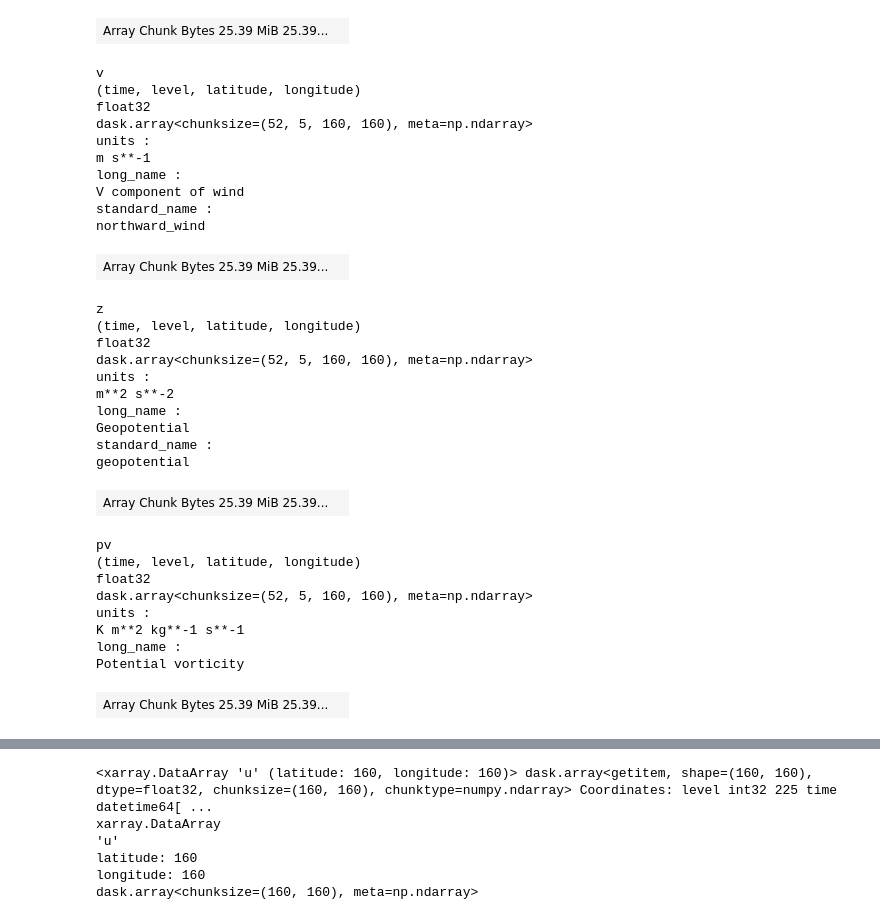
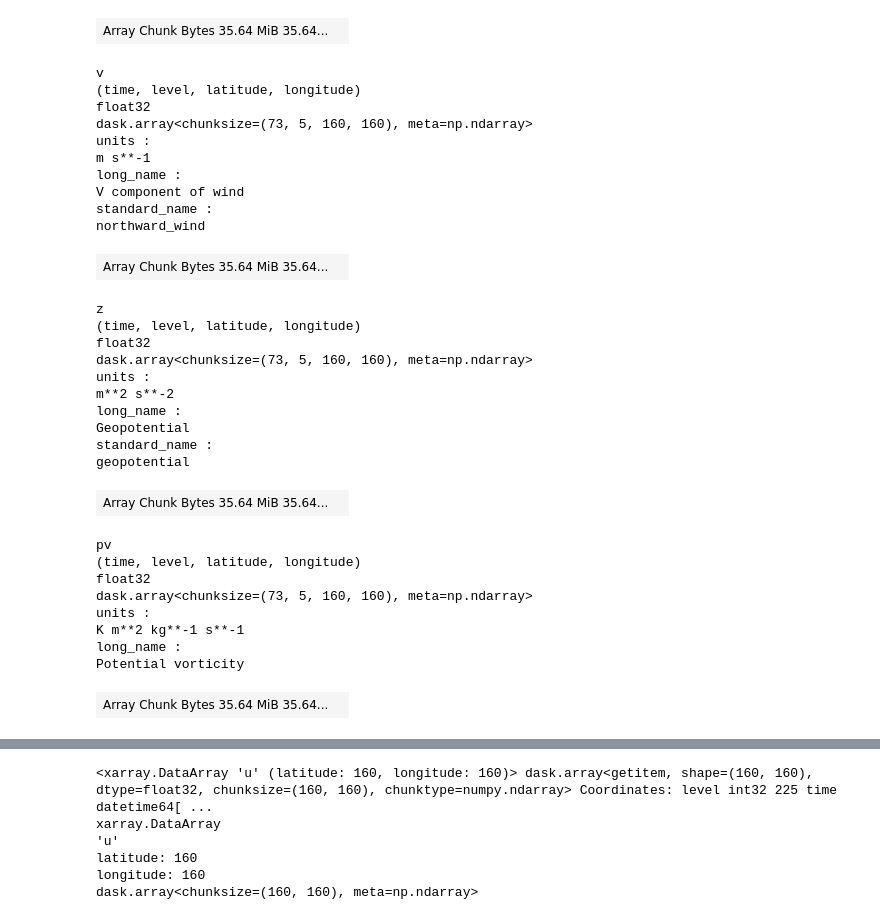
Before and after one commit to jackmiller2003/dl-cyclones, a Jupyter notebook: reanalysis/Untitled2.ipynb, the cells around one changed output, grey strips where cells are left out. Drawn from its saved outputs; the diff is of its cells as text; code cells hidden in the pictures.

```diff
--- a/reanalysis/Untitled2.ipynb
+++ b/reanalysis/Untitled2.ipynb
@@ -1,6 +1,6 @@
 # %%
 import xarray
 
-ds = xarray.open_mfdataset("/g/data/x77/ob2720/cyclone_binaries/1979238N12324.nc")
+ds = xarray.open_mfdataset("/g/data/x77/ob2720/cyclone_binaries/1979027S15167.nc")
 ds
 # %% [output]
@@ -12,47 +12,47 @@ time: 52
 latitude: 160
 longitude: 160
 Coordinates: (2)
 level
 (level)
 int32
 225 500 650 750 850
 ... (19 lines left out)
 long_name :
 U component of wind
 standard_name :
 eastward_wind
-| Array Chunk Bytes 25.39 MiB 25.39... |  |
+| Array Chunk Bytes 35.64 MiB 35.64... |  |
 v
 (time, level, latitude, longitude)
 float32
-dask.array<chunksize=(52, 5, 160, 160), meta=np.ndarray>
+dask.array<chunksize=(73, 5, 160, 160), meta=np.ndarray>
 units :
 m s**-1
 long_name :
 V component of wind
 standard_name :
 northward_wind
-| Array Chunk Bytes 25.39 MiB 25.39... |  |
+| Array Chunk Bytes 35.64 MiB 35.64... |  |
 z
 (time, level, latitude, longitude)
 float32
-dask.array<chunksize=(52, 5, 160, 160), meta=np.ndarray>
+dask.array<chunksize=(73, 5, 160, 160), meta=np.ndarray>
 units :
 m**2 s**-2
 long_name :
 Geopotential
 standard_name :
 geopotential
-| Array Chunk Bytes 25.39 MiB 25.39... |  |
+| Array Chunk Bytes 35.64 MiB 35.64... |  |
 pv
 (time, level, latitude, longitude)
 float32
-dask.array<chunksize=(52, 5, 160, 160), meta=np.ndarray>
+dask.array<chunksize=(73, 5, 160, 160), meta=np.ndarray>
 units :
 K m**2 kg**-1 s**-1
 long_name :
 Potential vorticity
-| Array Chunk Bytes 25.39 MiB 25.39... |  |
+| Array Chunk Bytes 35.64 MiB 35.64... |  |
 Attributes: (5)
 Conventions :
 CF-1.6
```
Also changed, not shown: parts of 2 cells of this notebook, 2 other files.
